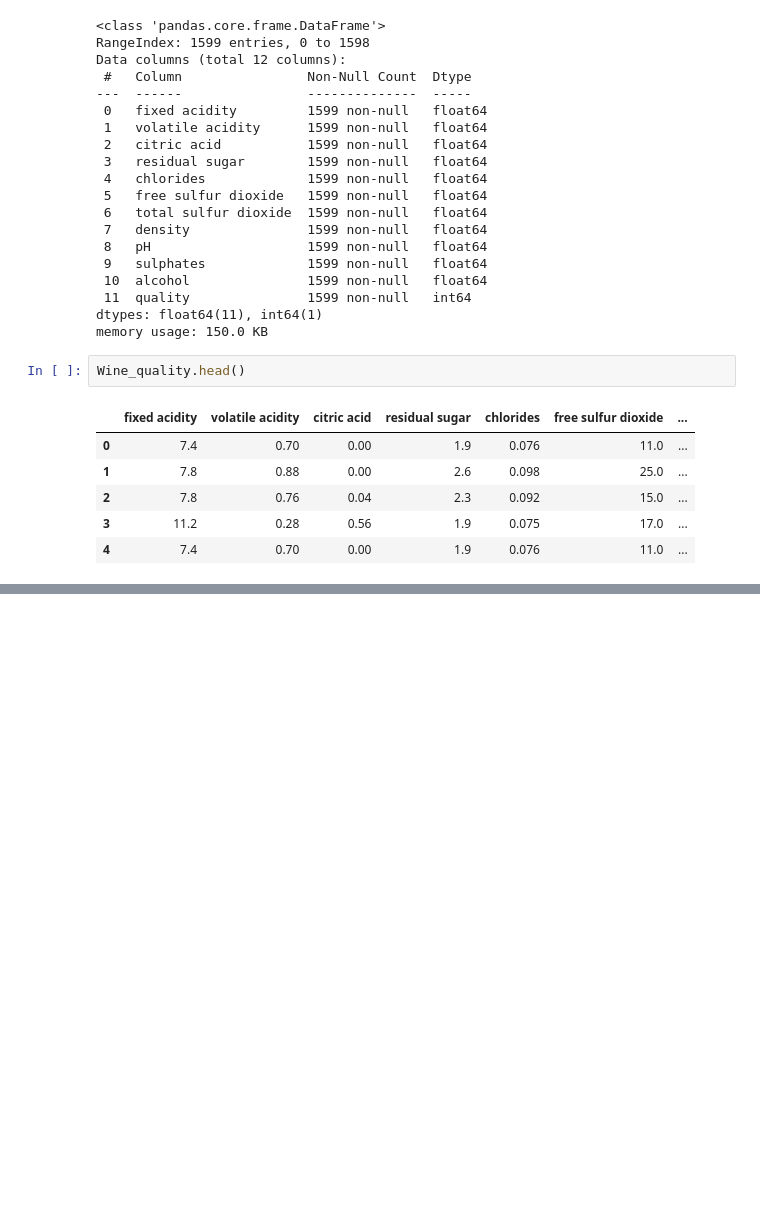
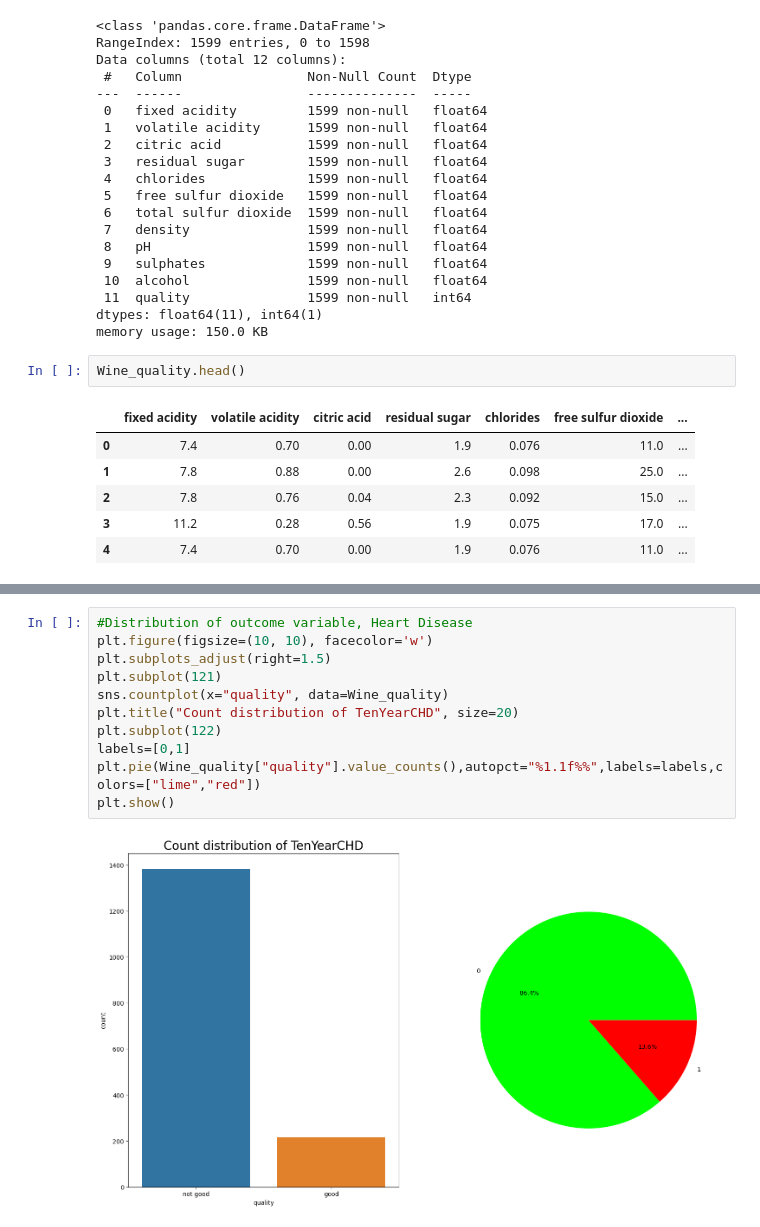
Before and after one commit to goswamiaman172/Internship, a Jupyter notebook: Wine_quality.ipynb, the cells around one changed output, grey strips where cells are left out. Drawn from its saved outputs; the diff is of its cells as text; blank space fills up the shorter version.

```diff
--- a/Wine_quality.ipynb
+++ b/Wine_quality.ipynb
@@ -86,0 +152,13 @@ Wine_quality.describe()
+# %%
+#Distribution of outcome variable, Heart Disease
+plt.figure(figsize=(10, 10), facecolor='w')
+plt.subplots_adjust(right=1.5)
+plt.subplot(121)
+sns.countplot(x="quality", data=Wine_quality)
+plt.title("Count distribution of TenYearCHD", size=20)
+plt.subplot(122)
+labels=[0,1]
+plt.pie(Wine_quality["quality"].value_counts(),autopct="%1.1f%%",labels=labels,colors=["lime","red"])
+plt.show()
+# %% [output]
+[figure, added]
```
Also changed, not shown: parts of 34 cells of this notebook.
